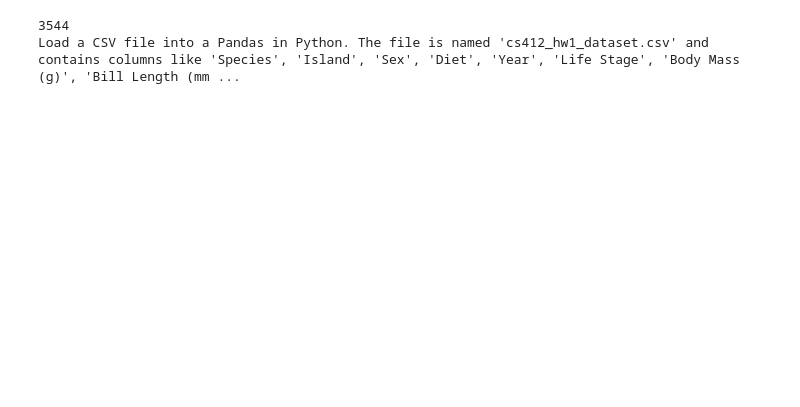
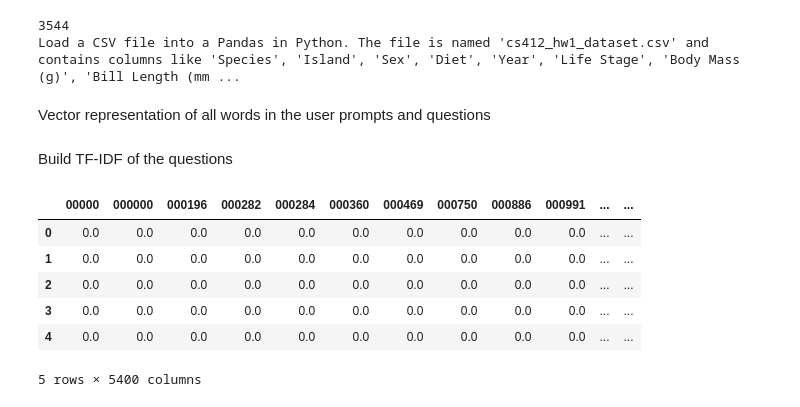
Before and after one commit to efecankaya/cs412-course-project, a Jupyter notebook: hw_score_predict.ipynb, the cells around one changed output. Cells and saved outputs as stored; diff of their text form; code cells hidden in the pictures; blank space fills up the shorter version.

```diff
--- a/hw_score_predict.ipynb
+++ b/hw_score_predict.ipynb
@@ -98,3 +186,5 @@ print(all_user_prompts[0])
 # %% [output]
 3544
 Load a CSV file into a Pandas in Python. The file is named 'cs412_hw1_dataset.csv' and contains columns like 'Species', 'Island', 'Sex', 'Diet', 'Year', 'Life Stage', 'Body Mass (g)', 'Bill Length (mm ...
+# %% [markdown]
+Vector representation of all words in the user prompts and questions
@@ -100,0 +194,13 @@ Load a CSV file into a Pandas in Python. The file is named 'cs412_hw1_dataset.cs
+# %% [markdown]
+Build TF-IDF of the questions
+# %%
+questions_tf_idf = pd.DataFrame(vectorizer.transform(questions).toarray(), columns=vectorizer.get_feature_names_out())
+questions_tf_idf.head()
+# %% [output]
+|  | 00000 | 000000 | 000196 | 000282 | 000284 | 000360 | 000469 | 000750 | 000886 | 000991 | ... | ... |
+| 0 | 0.0 | 0.0 | 0.0 | 0.0 | 0.0 | 0.0 | 0.0 | 0.0 | 0.0 | 0.0 | ... | ... |
+| 1 | 0.0 | 0.0 | 0.0 | 0.0 | 0.0 | 0.0 | 0.0 | 0.0 | 0.0 | 0.0 | ... | ... |
+| 2 | 0.0 | 0.0 | 0.0 | 0.0 | 0.0 | 0.0 | 0.0 | 0.0 | 0.0 | 0.0 | ... | ... |
+| 3 | 0.0 | 0.0 | 0.0 | 0.0 | 0.0 | 0.0 | 0.0 | 0.0 | 0.0 | 0.0 | ... | ... |
+| 4 | 0.0 | 0.0 | 0.0 | 0.0 | 0.0 | 0.0 | 0.0 | 0.0 | 0.0 | 0.0 | ... | ... |
+5 rows × 5400 columns
```
Also changed, not shown: parts of 30 cells of this notebook.
